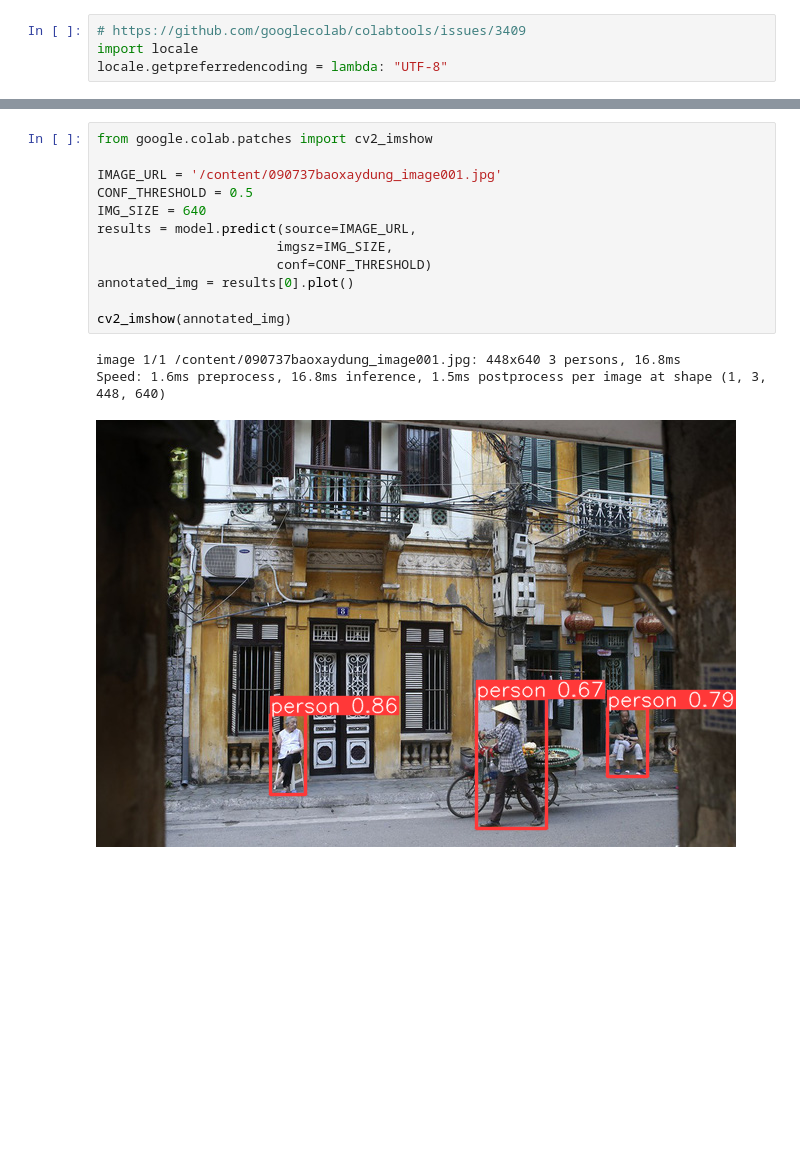
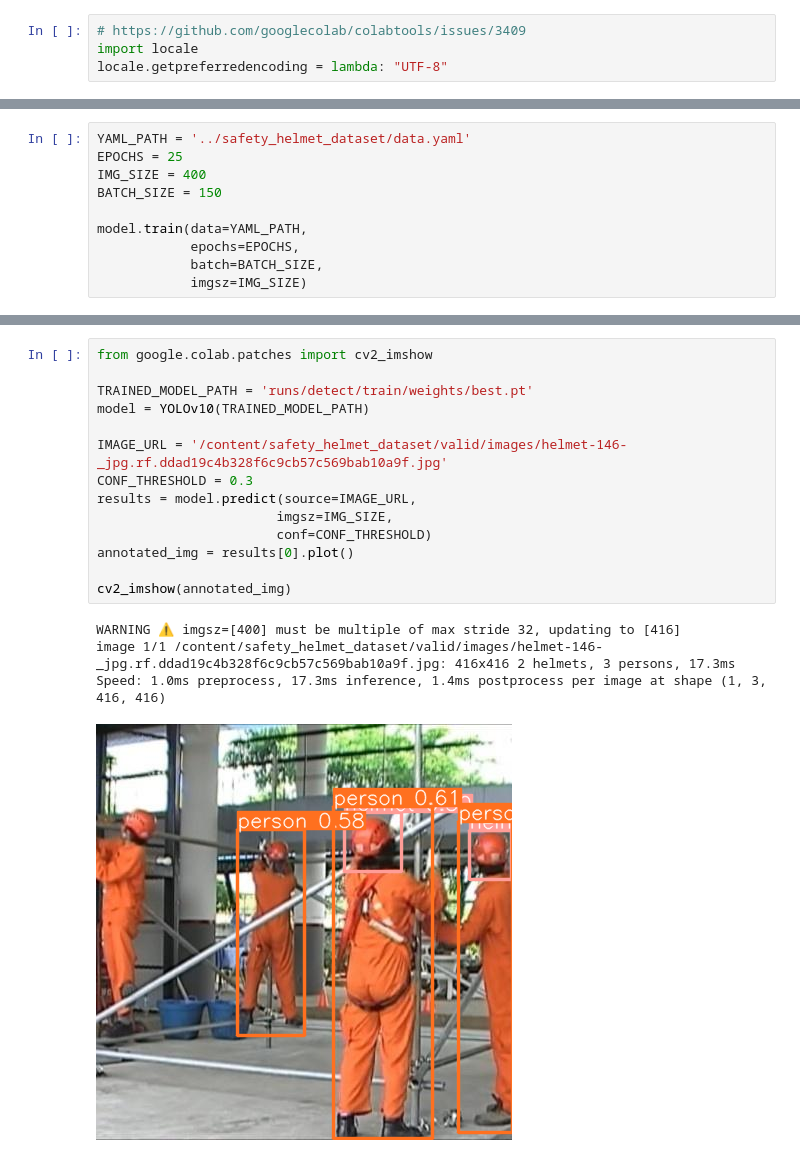
Before and after one commit to TruomghocAI/YOLOv10, a Jupyter notebook: YOLOv10.ipynb, the cells around one changed output, grey strips where cells are left out. Drawn from its saved outputs; the diff is of its cells as text; blank space fills up the shorter version.

```diff
--- a/YOLOv10.ipynb
+++ b/YOLOv10.ipynb
@@ -106,0 +125,10 @@ Speed: 18.1ms preprocess, 63.1ms inference, 2.8ms postprocess per image at shape
+# %%
+YAML_PATH = '../safety_helmet_dataset/data.yaml'
+EPOCHS = 25
+IMG_SIZE = 400
+BATCH_SIZE = 150
+
+model.train(data=YAML_PATH,
+            epochs=EPOCHS,
+            batch=BATCH_SIZE,
+            imgsz=IMG_SIZE)
@@ -107,16 +244,19 @@ Speed: 18.1ms preprocess, 63.1ms inference, 2.8ms postprocess per image at shape
 # %%
 from google.colab.patches import cv2_imshow
 
-IMAGE_URL = '/content/090737baoxaydung_image001.jpg'
-CONF_THRESHOLD = 0.5
-IMG_SIZE = 640
+TRAINED_MODEL_PATH = 'runs/detect/train/weights/best.pt'
+model = YOLOv10(TRAINED_MODEL_PATH)
+
+IMAGE_URL = '/content/safety_helmet_dataset/valid/images/helmet-146-_jpg.rf.ddad19c4b328f6c9cb57c569bab10a9f.jpg'
+CONF_THRESHOLD = 0.3
 results = model.predict(source=IMAGE_URL,
                        imgsz=IMG_SIZE,
                        conf=CONF_THRESHOLD)
 annotated_img = results[0].plot()
 
 cv2_imshow(annotated_img)
 # %% [output]
-image 1/1 /content/090737baoxaydung_image001.jpg: 448x640 3 persons, 16.8ms
-Speed: 1.6ms preprocess, 16.8ms inference, 1.5ms postprocess per image at shape (1, 3, 448, 640)
+WARNING ⚠️ imgsz=[400] must be multiple of max stride 32, updating to [416]
+image 1/1 /content/safety_helmet_dataset/valid/images/helmet-146-_jpg.rf.ddad19c4b328f6c9cb57c569bab10a9f.jpg: 416x416 2 helmets, 3 persons, 17.3ms
+Speed: 1.0ms preprocess, 17.3ms inference, 1.4ms postprocess per image at shape (1, 3, 416, 416)
-[figure, old version]
+[figure, new version]
```
Also changed, not shown: parts of 16 cells of this notebook.
